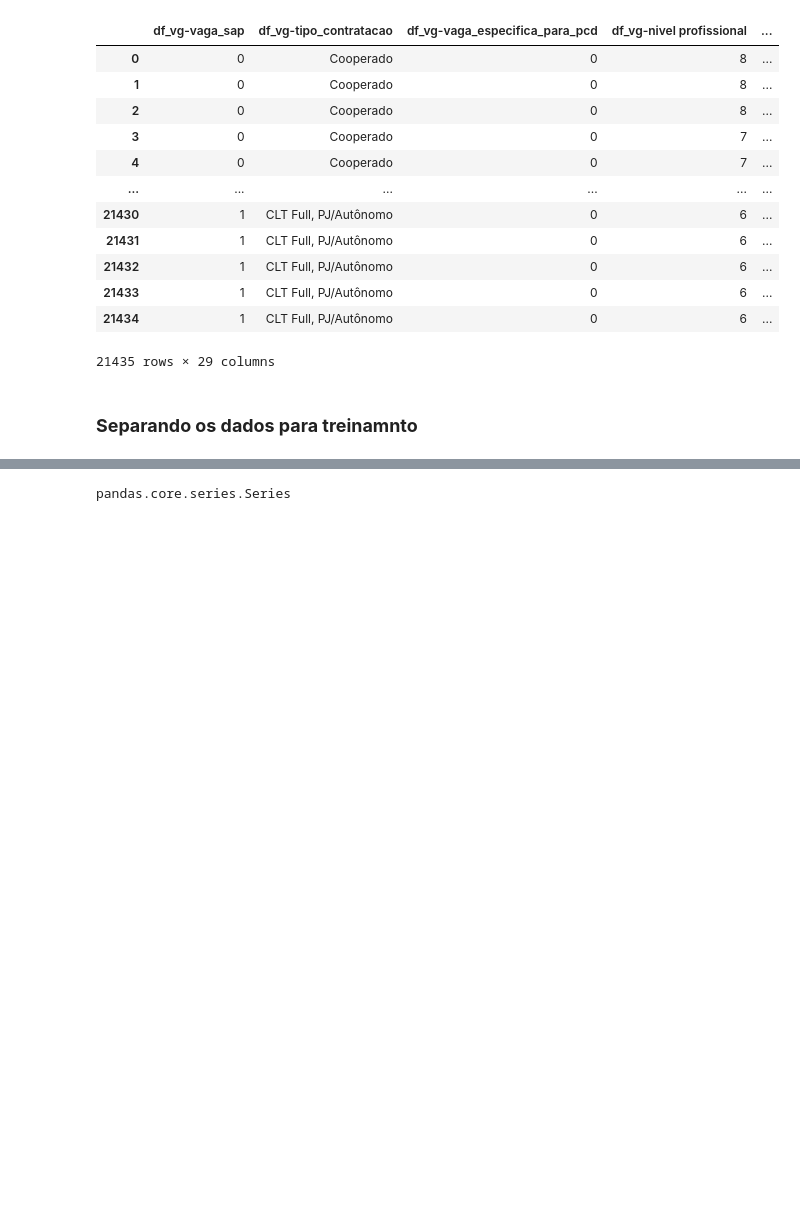
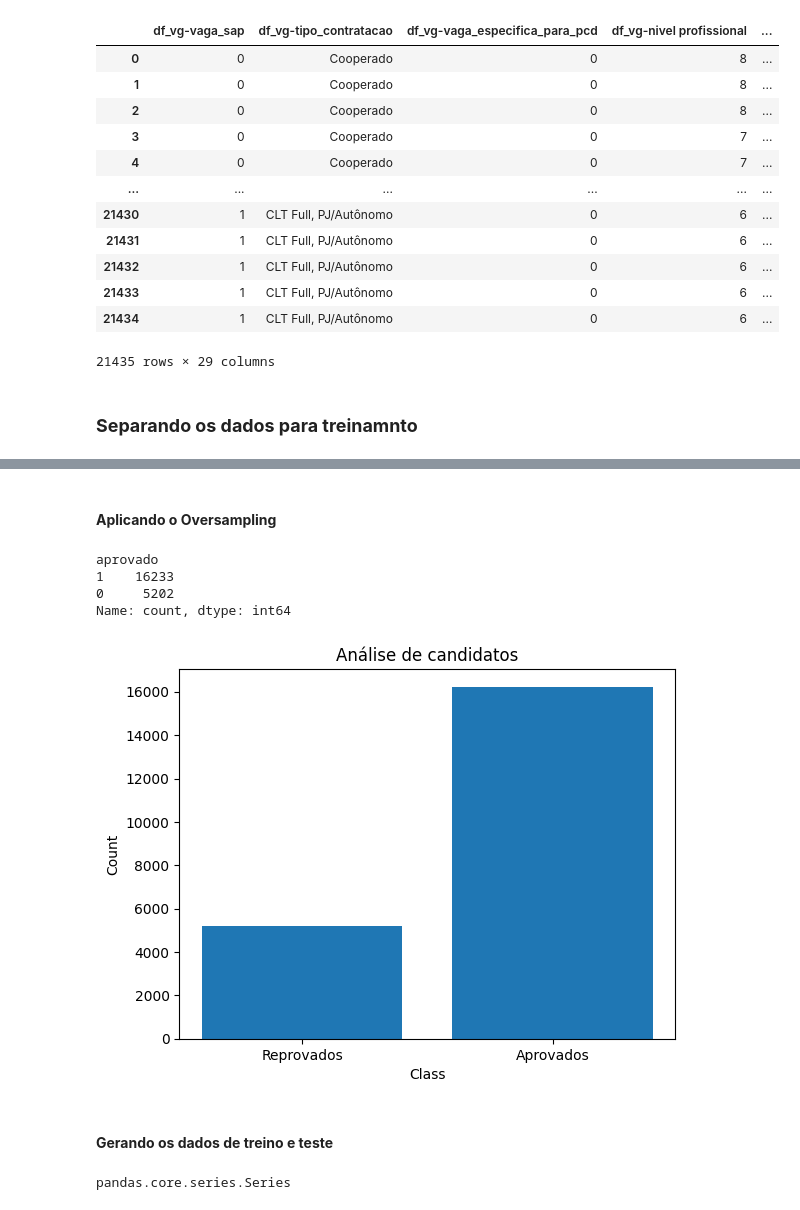
Before and after one commit to PaivaHugo/Datathon-FIAP, a Jupyter notebook: notebooks/TratamentoDosDados.ipynb, the cells around one changed output, grey strips where cells are left out. Drawn from its saved outputs; the diff is of its cells as text; code cells hidden in the pictures; blank space fills up the shorter version.

Commit message:
Utilizando rede neural Multilayer Perceptron + Oversampling

```diff
--- a/notebooks/TratamentoDosDados.ipynb
+++ b/notebooks/TratamentoDosDados.ipynb
@@ -961,0 +950,20 @@ y = df_relevant_applicants_prospects_vagas_colunas_selecionadas['aprovado']
+# %% [markdown]
+#### **Aplicando o Oversampling**
+# %%
+count_class = y.value_counts()
+count_class
+# %% [output]
+aprovado
+1    16233
+0     5202
+Name: count, dtype: int64
+# %%
+count_class = y.value_counts() # Count the occurrences of each class
+plt.bar(count_class.index, count_class.values)
+plt.xlabel('Class')
+plt.ylabel('Count')
+plt.title('Análise de candidatos')
+plt.xticks(count_class.index.sort_values(), ['Reprovados', 'Aprovados'])
+plt.show()
+# %% [output]
+[figure, added]
@@ -962,2 +976,4 @@ y = df_relevant_applicants_prospects_vagas_colunas_selecionadas['aprovado']
+# %% [markdown]
+#### **Gerando os dados de treino e teste**
 # %%
 from sklearn.model_selection import train_test_split
```
Also changed, not shown: parts of 16 cells of this notebook.
